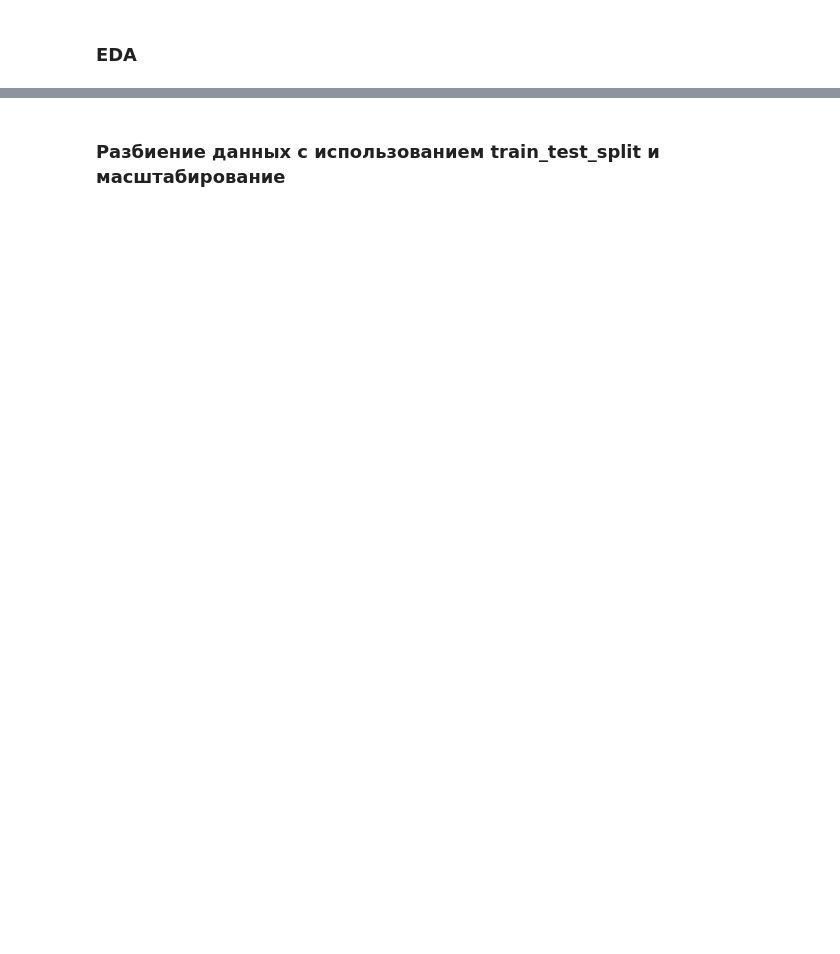
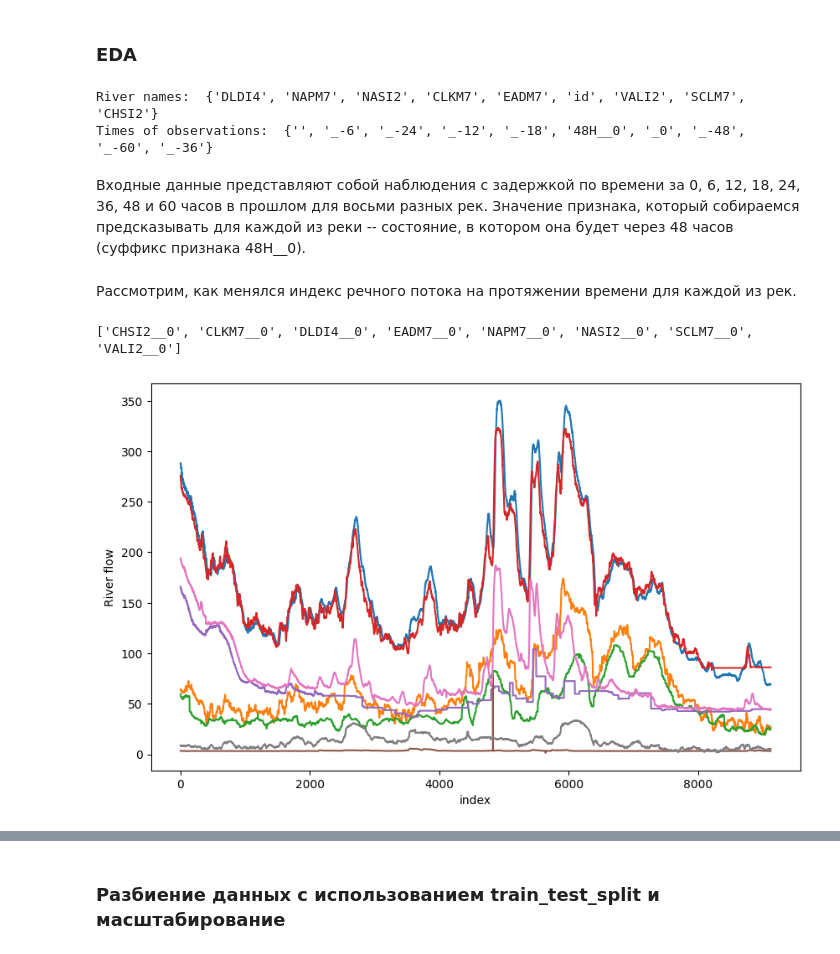
Before and after one commit to katevi/Introduction-to-ML, a Jupyter notebook: lab3/multiclass_classification_multioutput_regression.ipynb, the cells around one changed output, grey strips where cells are left out. Saved outputs shown, nothing was run; the diff lists cells and outputs as text; code cells hidden in the pictures; blank space fills up the shorter version.

```diff
--- a/lab3/multiclass_classification_multioutput_regression.ipynb
+++ b/lab3/multiclass_classification_multioutput_regression.ipynb
@@ -669,2 +677,41 @@ df.dropna()
 # %% [markdown]
 ### EDA
+# %%
+col0=df.columns.tolist()
+# %%
+names=set()
+times=set()
+for item in col0:
+    name=item.split('_')[0]
+    names.add(name)
+    time=item[len(name)+1:]
+    times.add(time)
+print("River names: ", names)
+print("Times of observations: ", times)
+# %% [output]
+River names:  {'DLDI4', 'NAPM7', 'NASI2', 'CLKM7', 'EADM7', 'id', 'VALI2', 'SCLM7', 'CHSI2'}
+Times of observations:  {'', '_-6', '_-24', '_-12', '_-18', '48H__0', '_0', '_-48', '_-60', '_-36'}
+# %% [markdown]
+Входные данные представляют собой наблюдения с задержкой по времени за 0, 6, 12, 18, 24, 36, 48 и 60 часов в прошлом для восьми разных рек.
+Значение признака, который собираемся предсказывать для каждой из реки -- состояние, в котором она будет через 48 часов (суффикс признака 48H__0).
+# %% [markdown]
+Рассмотрим, как менялся индекс речного потока на протяжении времени для каждой из рек.
+# %%
+col1=[]
+for item in col0:
+    if '_0' in item and '_48H' not in item:
+        col1+=[item]
+col1=sorted(col1)
+print(col1)
+# %% [output]
+['CHSI2__0', 'CLKM7__0', 'DLDI4__0', 'EADM7__0', 'NAPM7__0', 'NASI2__0', 'SCLM7__0', 'VALI2__0']
+# %%
+plt.figure(figsize=(10,6))
+plt.xlabel("index")
+plt.ylabel("River flow")
+for item in col1:
+    plt.plot(df['id'], df[item])
+
+plt.show()
+# %% [output]
+[figure, added]
```
Also changed, not shown: parts of 27 cells of this notebook, 2 other files.
